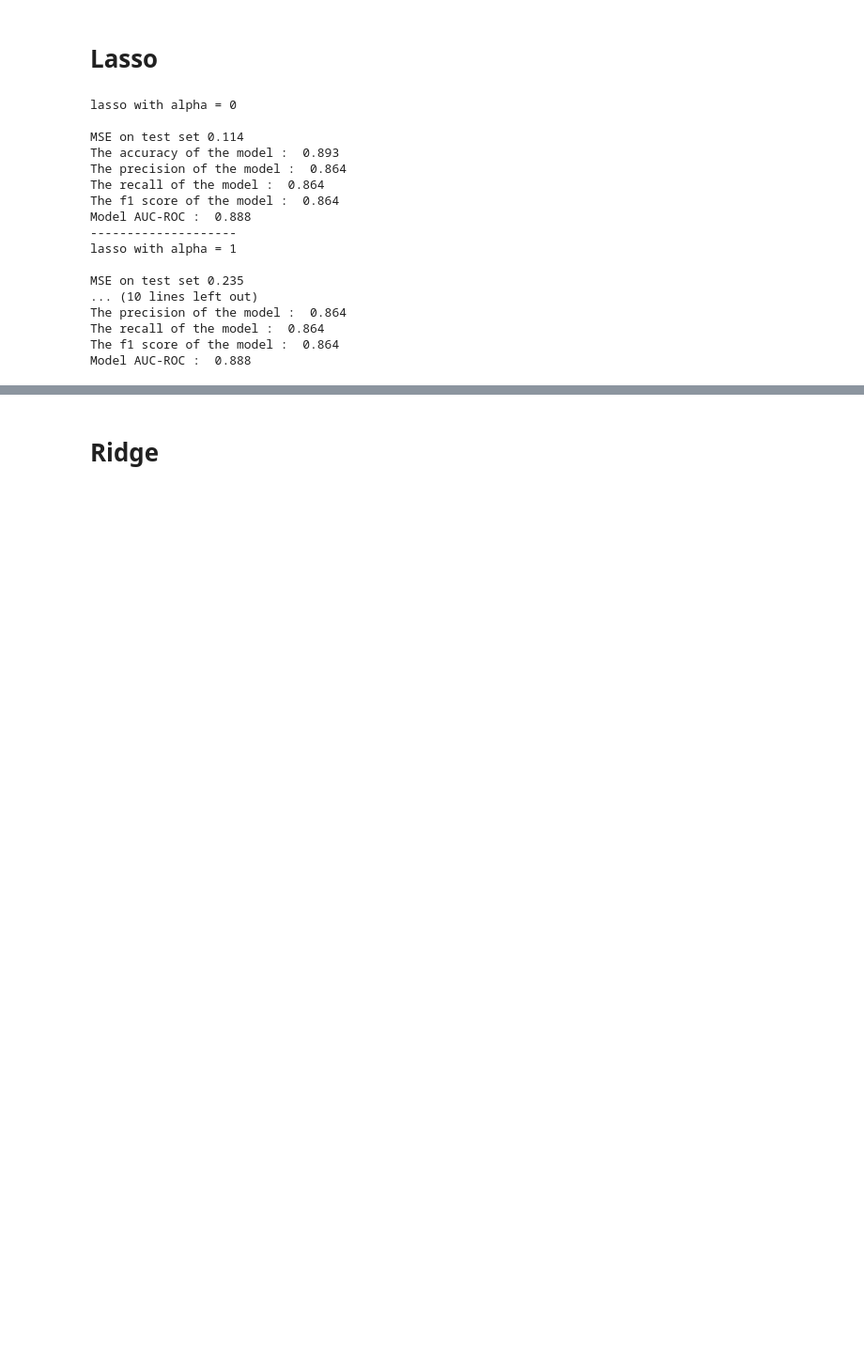
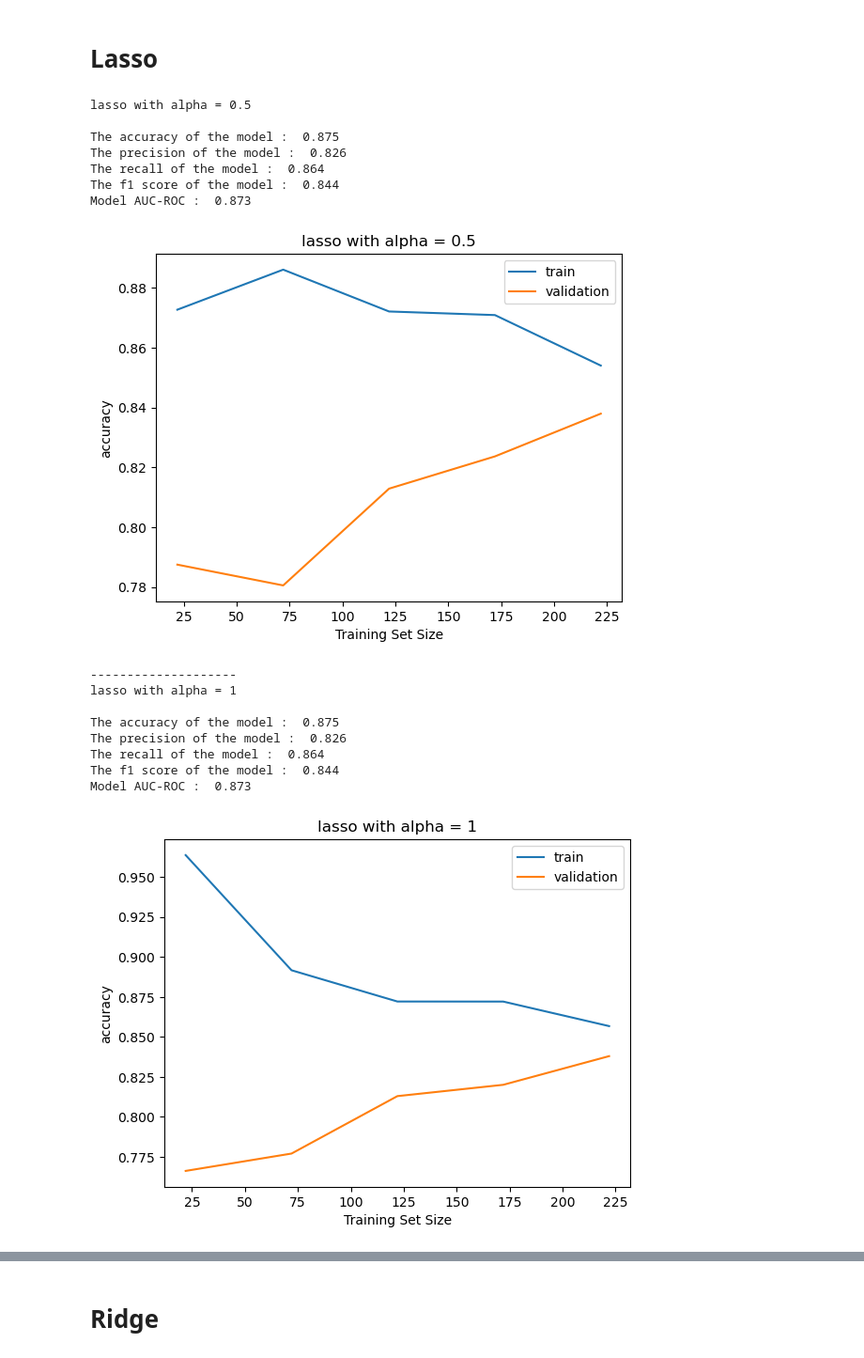
Before and after one commit to 013nour/Logistic_Regression-Lab1, a Jupyter notebook: Assignment.ipynb, the cells around one changed output, grey strips where cells are left out. Shown: that part at 94% size. Saved outputs shown, nothing was run; the diff lists cells and outputs as text; code cells hidden in the pictures; blank space fills up the shorter version.

```diff
--- a/Assignment.ipynb
+++ b/Assignment.ipynb
@@ -516,37 +521,36 @@ X_train.shape, X_test.shape, y_train.shape, y_test.shape
 # %%
 def learning_curvePlot (model, title):
     train_sizes, train_scores, test_scores = learning_curve(
-        estimator=model,
+        estimator= model,
         X=X,
         y=Y,
         #cv=20,
-        scoring="neg_root_mean_squared_error",
+        scoring="accuracy",
     )
 
+    train_mean = train_scores.mean(axis=1)
+    test_mean = test_scores.mean(axis=1)
 
-    train_mean = -train_scores.mean(axis=1)
-    test_mean = -test_scores.mean(axis=1)
+    plt.plot(train_sizes, train_mean, label="train")
+    plt.plot(train_sizes, test_mean, label="validation")
 
-    data = pd.DataFrame({
-    "Training Set Size": train_sizes,
-    "train": train_mean,
-    "validation": test_mean })
+    plt.title(title)
+    plt.xlabel("Training Set Size")
+    plt.ylabel("accuracy")
+    plt.legend(loc="best")
 
-    return data.plot(x="Training Set Size", y=["train", "validation"], xlabel="Training Set Size",
-         ylabel="RMSE", title= title)
+    plt.show()
 # %% [markdown]
 # Lasso
 # %%
 def LassoModelScore(alpha):
-    lasso = Lasso(alpha = alpha)
+    lasso = LogisticRegression(penalty='l1', solver='liblinear', C=alpha)
     lasso.fit(X_train,y_train)
     train_score =lasso.score(X_train,y_train)
     test_score =lasso.score(X_test,y_test)
     y_pred = lasso.predict(X_test)
-    mean_squared_error = np.mean((y_pred - y_test)**2)
 
     y_pred = y_pred.round()
-    print("MSE on test set {}".format(round(mean_squared_error, 3)))
     print('The accuracy of the model : ', round(accuracy_score(y_test, y_pred), 3))
     print('The precision of the model : ', round(precision_score(y_test, y_pred), 3))
     print('The recall of the model : ', round(recall_score(y_test, y_pred), 3))
@@ -556,33 +560,36 @@ def LassoModelScore(alpha):
     return lasso
 # %%
 #Lasso Regularization model
-print('lasso with alpha = 0 \n')
-lasso0 = LassoModelScore(0)
+print('lasso with alpha = 0.5 \n')
+lasso0 = LassoModelScore(0.5)
+learning_curvePlot (lasso0, 'lasso with alpha = 0.5')
 print('-'*20)
 
 ###
 print('lasso with alpha = 1 \n')
 lasso1 = LassoModelScore(1)
+learning_curvePlot (lasso1, 'lasso with alpha = 1')
 print('-'*20)
 
 ###
 print('lasso with alpha = 1e-2 \n')
 lasso_e2 = LassoModelScore(1e-2)
+learning_curvePlot (lasso_e2, 'lasso with alpha = 1e-2')
 # %% [output]
-lasso with alpha = 0
+lasso with alpha = 0.5
 
-MSE on test set 0.114
-The accuracy of the model :  0.893
-The precision of the model :  0.864
+The accuracy of the model :  0.875
+The precision of the model :  0.826
 The recall of the model :  0.864
-The f1 score of the model :  0.864
-Model AUC-ROC :  0.888
---------------------
-lasso with alpha = 1
-
-MSE on test set 0.235
-... (10 lines left out)
-The precision of the model :  0.864
-The recall of the model :  0.864
-The f1 score of the model :  0.864
-Model AUC-ROC :  0.888
+The f1 score of the model :  0.844
+Model AUC-ROC :  0.873
+[figure, added]
+--------------------
+lasso with alpha = 1
+
+The accuracy of the model :  0.875
+The precision of the model :  0.826
+The recall of the model :  0.864
+The f1 score of the model :  0.844
+Model AUC-ROC :  0.873
+[figure, added]
```
Also changed, not shown: parts of 13 cells of this notebook.
